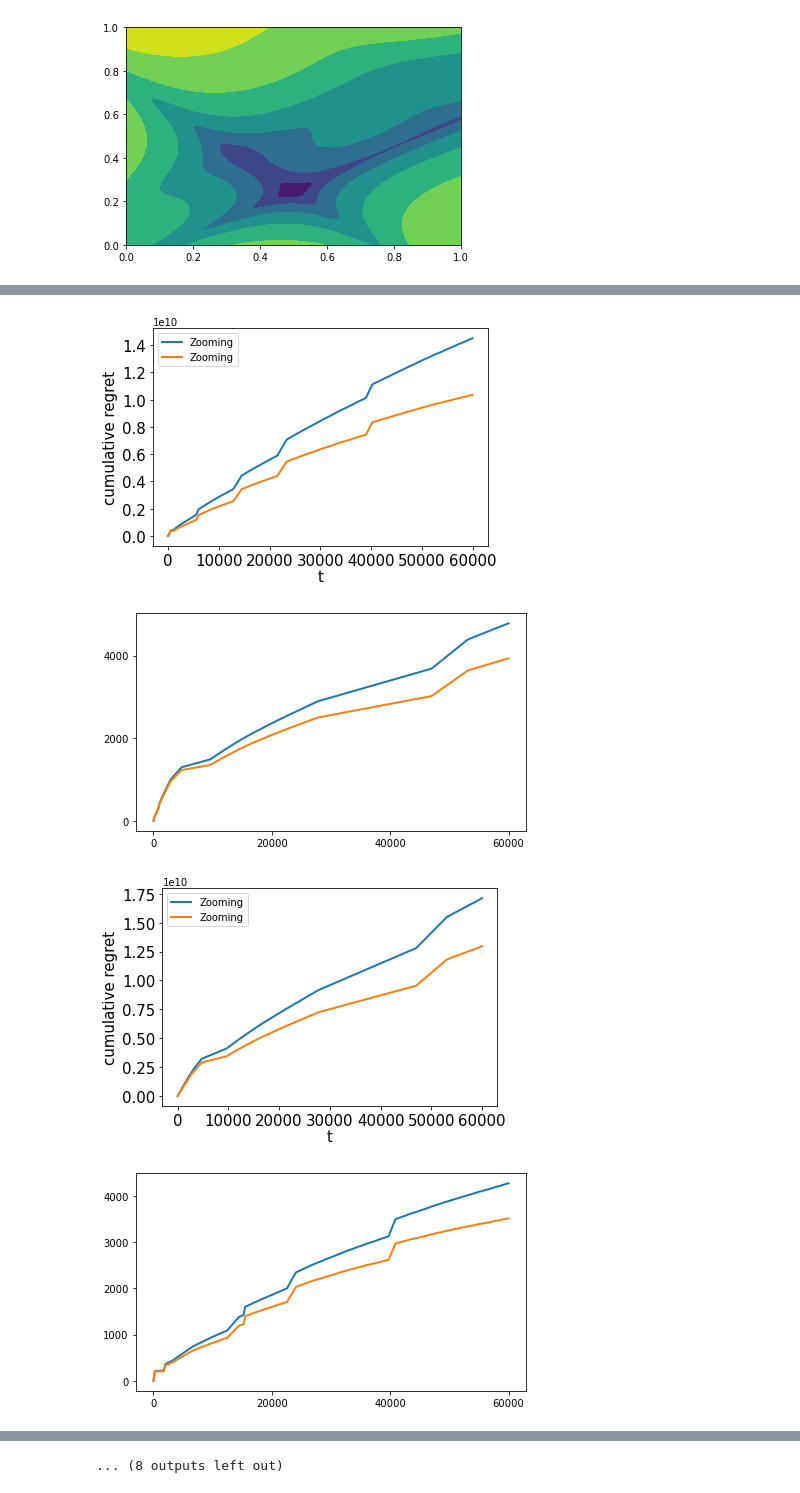
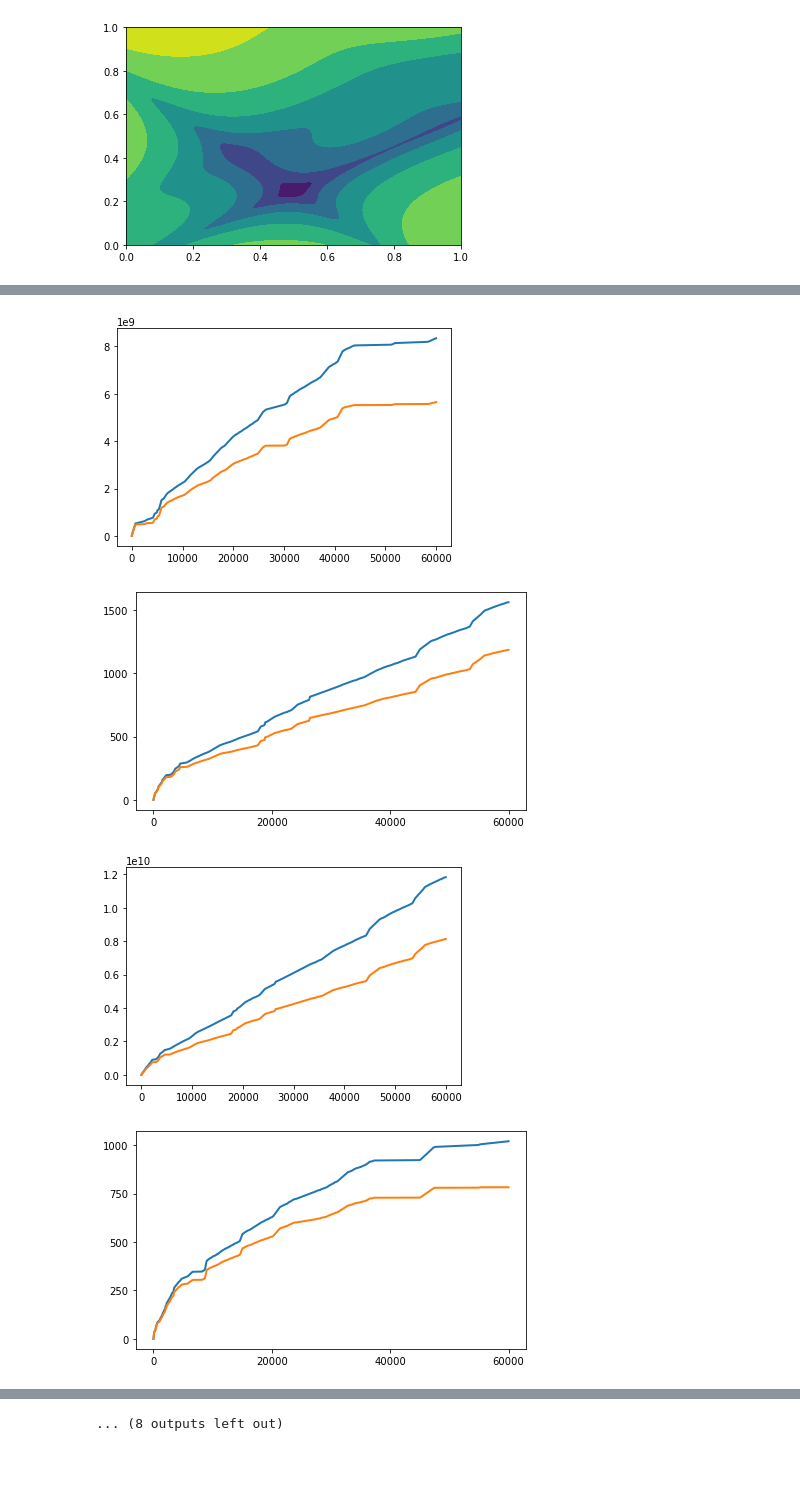
Before and after one commit to wzjzzz/bandit, a Jupyter notebook: bandit-main_v1/Two-dimensional Zooming.ipynb, the cells around one changed output, grey strips where cells are left out. Cells and saved outputs as stored; diff of their text form; code cells hidden in the pictures; blank space fills up the shorter version.

```diff
--- a/bandit-main_v1/Two-dimensional Zooming.ipynb
+++ b/bandit-main_v1/Two-dimensional Zooming.ipynb
@@ -4,12 +4,8 @@ import matplotlib.pyplot as plt
 from scipy.stats import pareto
 import abc
 from tqdm import tqdm
-# %%
-def mu(x,y):
-    f = 0.5 * ((x - 0.8) ** 2 + (y - 0.7) ** 2) ** 0.5 + 0.3 * ((x - 0.1) ** 2 + (y - 0.1) ** 2) ** 0.5
-    return 1-f
 # %%
-c_scale = 5
+c_scale = 10
 def mu(x, y):
     x1, x2 = 4*x - 2, 4*y - 2
     v1 = 1 + (x1 + x2 + 1)**2 * \
@@ -199,13 +191,13 @@ def simulate(algorithms, a, alpha, T, trials):
                 total_arm = len(alg.active_arms)
 #             print(t,' ',len(alg.active_arms))
 
-        cum_regret += np.cumsum(inst_regret, axis=-1)
+        cum_regret += inst_regret
 
-        cum_regret_scale += np.cumsum(inst_regret_scale, axis=-1)
+        cum_regret_scale += inst_regret_scale
 
-        cum_regret_delta += np.cumsum(inst_regret_delta, axis=-1)
+        cum_regret_delta += inst_regret_delta
 
-        cum_regret_delta_scale += np.cumsum(inst_regret_delta_scale, axis=-1)
+        cum_regret_delta_scale += inst_regret_delta_scale
 
 
         for alg in algorithms:
@@ -235,18 +227,14 @@ for _ in tqdm(range(10)):
     nu_third = a_hat ** 3 + 2 * alpha * (alpha + 1) / (
             (alpha - 1) ** 3 * (alpha - 2) * (alpha - 3)) + 3 * a_hat * sigma_second
 
-    # simulate
-    c_zooming = 0.05  # searched within {1, 0.1, 0.01} and `0.01` is the best choice
-    c_ADTM = 0.01  # searched within {1, 0.1, 0.01} and `0.1` is the best choice
-    c_ADMM = 0.1  # searched within {1, 0.1, 0.01} and `0.1` is the best choice
+
+    c_zooming = 0.01
 
     algorithms = [Zooming(delta, T, c_zooming, nu_third)]
 
     # [total, r, cum_regret, cum_regret_delta] = simulate(algorithms, a, alpha, T, trials)
     [total, r, cum_regret, cum_regret_scale, cum_regret_delta, cum_regret_delta_scale] = simulate(algorithms, a, alpha, T, trials)
-    # print(total)
-    #     for i in r:
-    #         print(i)
+
 
     # plot figure
     plt.figure(figsize=(7, 4))
@@ -255,29 +243,23 @@ for _ in tqdm(range(10)):
     names = [f'{alg.__class__.__name__}' for alg in algorithms]
     linestyles = ['-', '--', '-.']
     for result, name, linestyle in zip(cum_regret, names, linestyles):
-        plt.plot(result, label=name, linewidth=2.0, linestyle=linestyle)
-        # np.savetxt('cum_regret.csv', result, delimiter=",")
+        plt.plot(np.cumsum(result), label=name, linewidth=2.0, linestyle=linestyle)
 
     for result, name, linestyle in zip(cum_regret_delta, names, linestyles):
-        plt.plot(result, label=name, linewidth=2.0, linestyle=linestyle)
+        plt.plot(np.cumsum(result), label=name, linewidth=2.0, linestyle=linestyle)
 
 
         plt.show()
 
     for result, name, linestyle in zip(cum_regret_scale, names, linestyles): #-------
-        plt.plot(result, label=name, linewidth=2.0, linestyle=linestyle) #-------
+        plt.plot(np.cumsum(result), label=name, linewidth=2.0, linestyle=linestyle) #-------
 
     for result, name, linestyle in zip(cum_regret_delta_scale, names, linestyles): #-------
-        plt.plot(result, label=name, linewidth=2.0, linestyle=linestyle) #-------
+        plt.plot(np.cumsum(result), label=name, linewidth=2.0, linestyle=linestyle) #-------
 
-    plt.legend(loc='upper left', frameon=True, fontsize=10)
-    plt.xlabel('t', labelpad=1, fontsize=15)
-    plt.ylabel('cumulative regret', fontsize=15)
-    plt.xticks(fontsize=15)
-    plt.yticks(fontsize=15)
-    plt.show()
+        plt.show()
 
 
-    regrets_all.append(cum_regret_scale)
-    regrets_delta_all.append(cum_regret_delta_scale)
+    regrets_all.append(cum_regret_scale.reshape(-1))
+    regrets_delta_all.append(cum_regret_delta_scale.reshape(-1))
 # %% [output]
@@ -291,4 +273,4 @@ for _ in tqdm(range(10)):
-[figure, old version]
+[figure, new version]
-[figure, old version]
+[figure, new version]
-[figure, old version]
+[figure, new version]
-[figure, old version]
+[figure, new version]
```
Also changed, not shown: parts of 8 cells of this notebook, 18 other files.
